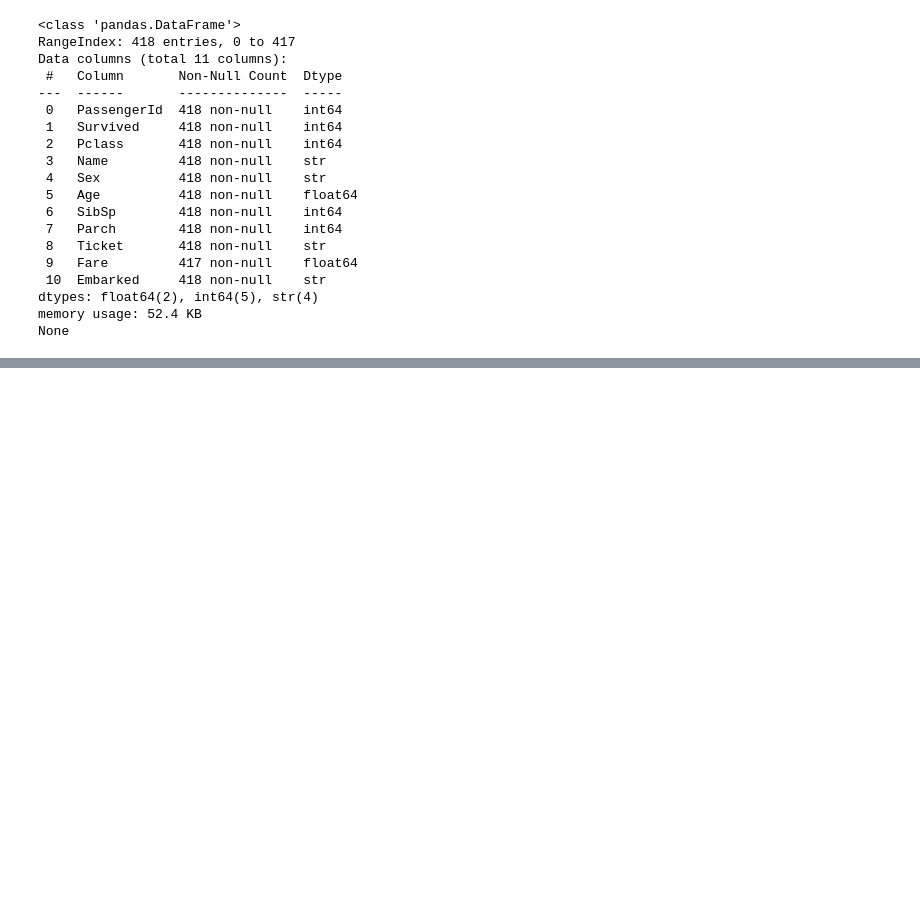
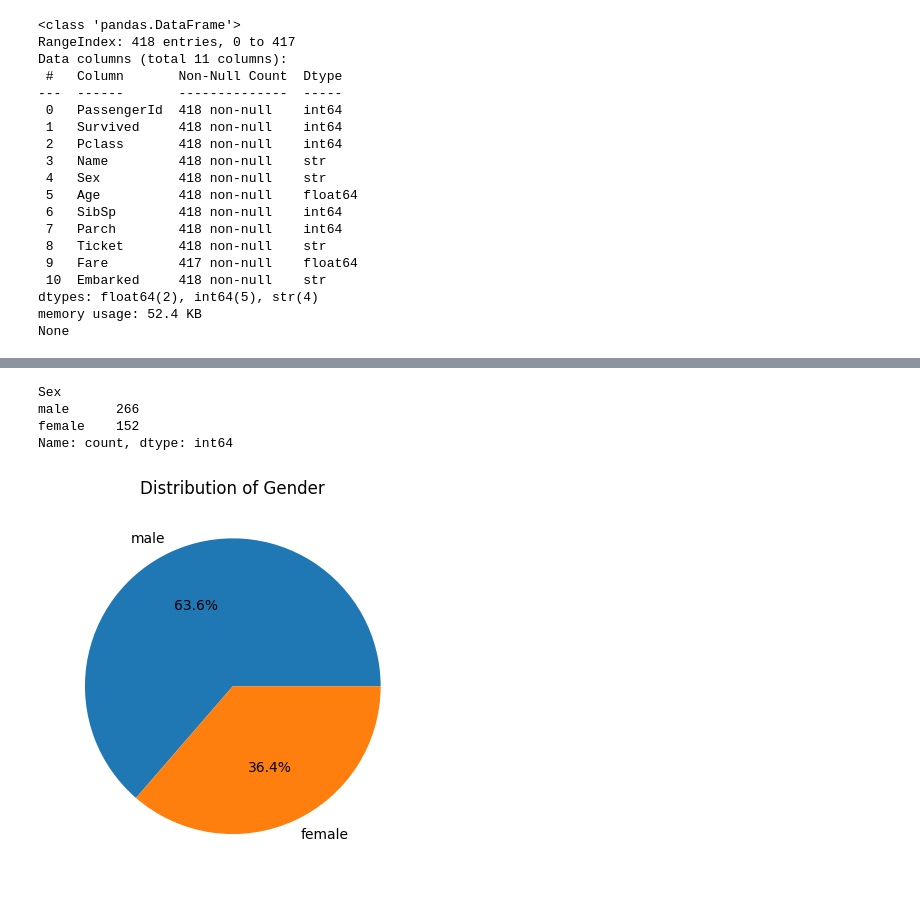
Before and after one commit to aditya002212-hash/mlfoundation, a Jupyter notebook: data_analytics/data_analytics_python.ipynb, the cells around one changed output, grey strips where cells are left out. Drawn from its saved outputs; the diff is of its cells as text; code cells hidden in the pictures; blank space fills up the shorter version.

```diff
--- a/data_analytics/data_analytics_python.ipynb
+++ b/data_analytics/data_analytics_python.ipynb
@@ -146,0 +175,12 @@ None
+# %%
+# 3, gender wise distribution
+print(titanic['Sex'].value_counts())
+plt.pie(titanic['Sex'].value_counts(),labels=titanic['Sex'].unique(),autopct='%1.1f%%')
+plt.title('Distribution of Gender')
+plt.show()
+# %% [output]
+Sex
+male      266
+female    152
+Name: count, dtype: int64
+[figure, added]
```
Also changed, not shown: parts of 4 cells of this notebook.
